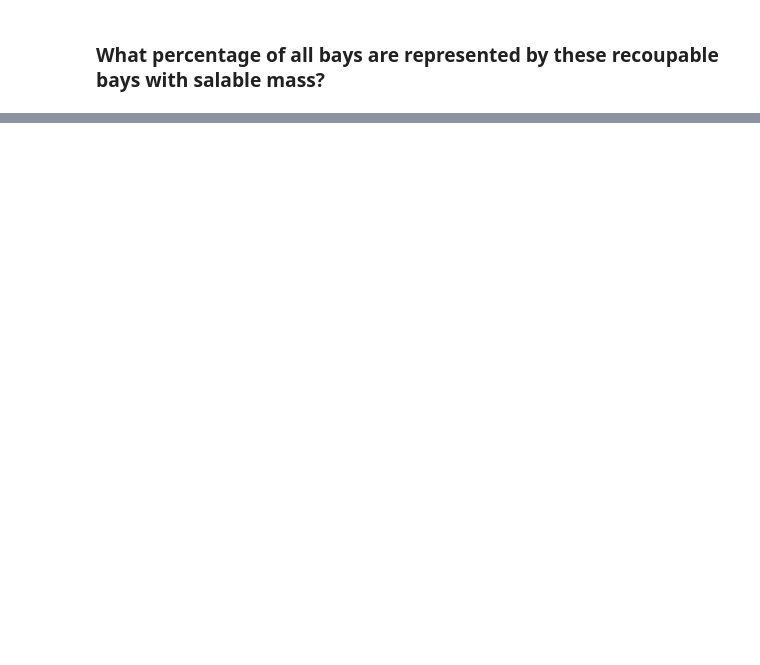
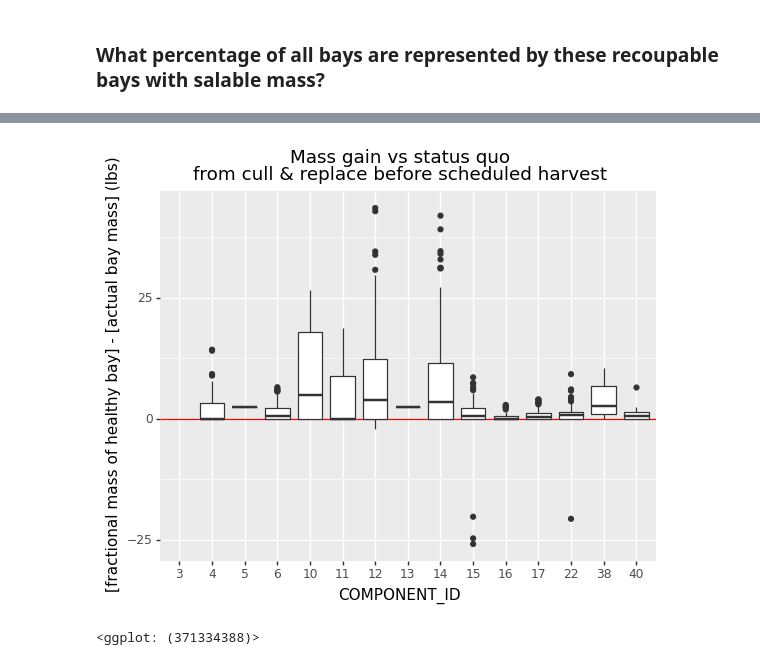
Before and after one commit to pmccarthy-bowery/analyses, a Jupyter notebook: 20221122 - Impact of Bay Partner Termination.ipynb, the cells around one changed output, grey strips where cells are left out. Drawn from its saved outputs; the diff is of its cells as text; code cells hidden in the pictures; blank space fills up the shorter version.

```diff
--- a/20221122 - Impact of Bay Partner Termination.ipynb
+++ b/20221122 - Impact of Bay Partner Termination.ipynb
@@ -771,0 +833,35 @@ df_results.groupby(['COMPONENT_ID','PREDICT_ANY_FAILURE']).size().reset_index().
+# %%
+(
+    df_results
+    [['FIRST_FAILURE_PRED_DAY_A',
+      'FIRST_FAILURE_PRED_DAY_B',
+      'TERMINATION_GROW_DAY_A',
+      'TERMINATION_GROW_DAY_B',
+      'PREDICT_ANY_FAILURE',
+      'COMPONENT_ID',
+      'BAY_MASS',
+      'RECIPE_DAYS',
+     'healthy_mean',
+     'healthy_std',
+     'DAYS_RECOUPABLE']]
+    .query("PREDICT_ANY_FAILURE > 0")
+
+    # let's ignore cases where both crops were terminated - those are probably actually bad
+    .query('TERMINATION_GROW_DAY_A != -1')
+    .query('TERMINATION_GROW_DAY_B != -1')
+
+    .assign(FRACTION_RECOUPABLE = lambda d: d['DAYS_RECOUPABLE'] / d['RECIPE_DAYS'])
+    .assign(NEW_CROP_MASS_SCALED = lambda d: d['healthy_mean'] * d['FRACTION_RECOUPABLE'])
+    .assign(DELTA_BAY_MASS = lambda d: d['NEW_CROP_MASS_SCALED'] - d['BAY_MASS'])
+
+    .assign(COMPONENT_ID = lambda d: pd.Categorical(d['COMPONENT_ID']))
+
+    .pipe(lambda d: ggplot(d, aes(x='COMPONENT_ID',y='DELTA_BAY_MASS'))
+          + geom_hline(yintercept=0,color='red')
+          + geom_boxplot()
+          + labs(y='[fractional mass of healthy bay] - [actual bay mass] (lbs)')
+          + ggtitle("Mass gain vs status quo\nfrom cull & replace before scheduled harvest"))
+)
+# %% [output]
+[figure, added]
+<ggplot: (371334388)>
```
Also changed, not shown: parts of 62 cells of this notebook.
